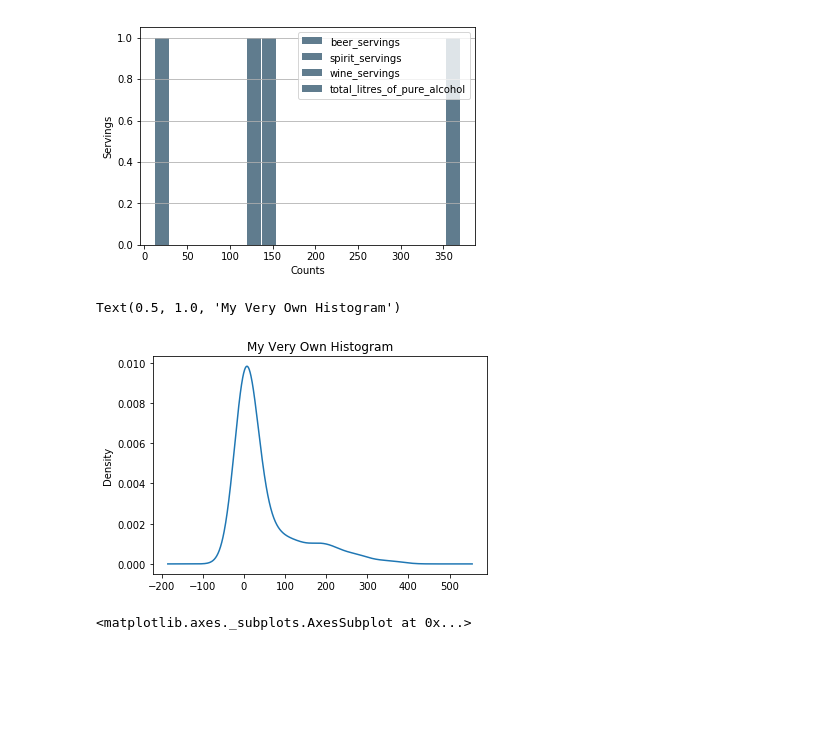
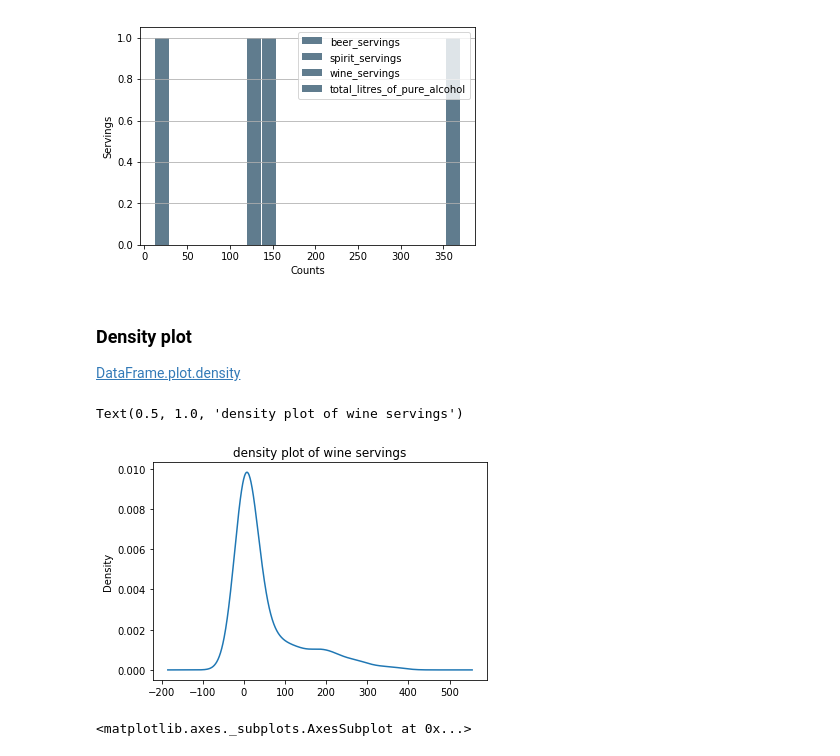
Before and after one commit to stampovaniq/ProgressBG-MLwithPython-Code, a Jupyter notebook: matplotlib_pandas_and_seaborn/pandas_and_mpl.ipynb, the cells around one changed output. Saved outputs shown, nothing was run; the diff lists cells and outputs as text; code cells hidden in the pictures; blank space fills up the shorter version.

```diff
--- a/matplotlib_pandas_and_seaborn/pandas_and_mpl.ipynb
+++ b/matplotlib_pandas_and_seaborn/pandas_and_mpl.ipynb
@@ -94,11 +97,15 @@ plt.ylabel('Servings')
 plt.grid(axis='y')
 # %% [output]
 [figure]
+# %% [markdown]
+### Density plot
+
+[DataFrame.plot.density](https://pandas.pydata.org/pandas-docs/stable/generated/pandas.DataFrame.plot.density.html)
 # %%
 # density plot of wine servings
-df.wine_servings.plot(kind='density')
-plt.title('My Very Own Histogram')
+df['wine_servings'].plot.density()
+plt.title('density plot of wine servings')
 # %% [output]
-Text(0.5, 1.0, 'My Very Own Histogram')
+Text(0.5, 1.0, 'density plot of wine servings')
-[figure, old version]
+[figure, new version]
 # %%
```
Also changed, not shown: parts of 12 cells of this notebook, 4 other files.
